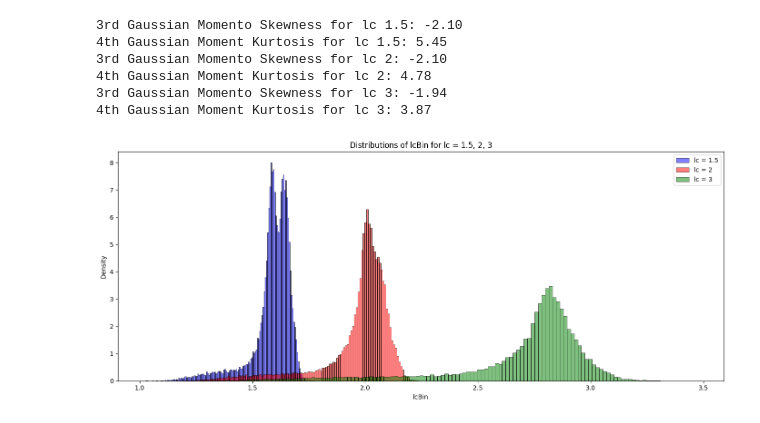
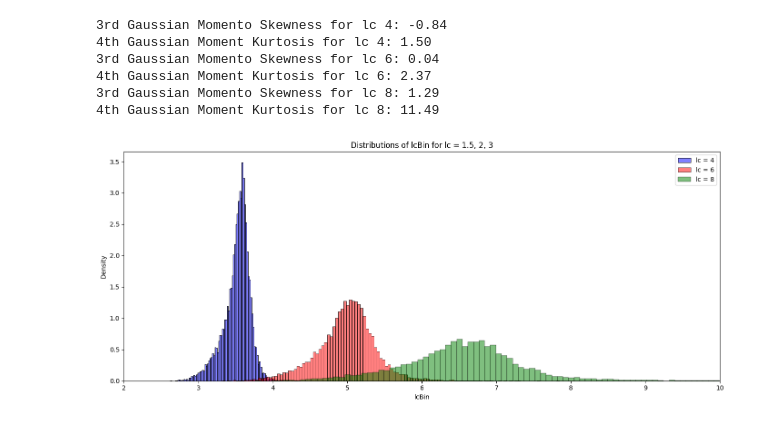
Before and after one commit to XxkmoxX/ML_perm_prediction, a Jupyter notebook: 3D_exploratory_data_analisys.ipynb, the cells around one changed output. Saved outputs shown, nothing was run; the diff lists cells and outputs as text; code cells hidden in the pictures.

```diff
--- a/3D_exploratory_data_analisys.ipynb
+++ b/3D_exploratory_data_analisys.ipynb
@@ -7,7 +7,7 @@ import matplotlib.pyplot as plt
 import seaborn as sns
 from scipy.stats import skew, kurtosis
 
-data = pd.read_csv('ind_output_3D.csv')
+data = pd.read_csv('ind_output_3D_ics.csv')
 
 def calculate_stats(data, lc_value, column='lcBin'):
     subset = data[data['lc'] == lc_value]
@@ -18,42 +18,43 @@ def calculate_stats(data, lc_value, column='lcBin'):
     skewness = skew(subset[column])
     kurt = kurtosis(subset[column])
     return subset, mean, std, minlim, maxlim, skewness, kurt
 
-lc_values = [1.5,2,3]
+lc_values = [4,6,8]
 stats = {}
 for lc in lc_values:
     stats[lc] = calculate_stats(data, lc)
 
 # Filter data by connectivity structure
 data_ics = data[data['con'] == 1]
 data_hcs = data[data['con'] == 2]
 data_lcs = data[data['con'] == 3]
 
 plt.figure(figsize=(14, 6))
 colors = ['blue', 'red', 'green']
 for i, lc in enumerate(lc_values):
     subset, mean, std, minlim, maxlim, skewness, kurt = stats[lc]
-    sns.histplot(subset['lcBin'], bins=150, kde=False, color=colors[i], alpha=0.5, label=f'lc = {lc}', stat="density")
+    sns.histplot(subset['lcBin'], bins='auto', kde=False, color=colors[i], alpha=0.5, label=f'lc = {lc}', stat="density")
     #plt.axvline(x=mean, color=colors[i], linewidth=1.2, linestyle='--')
     #plt.axvline(x=minlim, color=colors[i], linewidth=1, linestyle=':', label=f'min, max lc={lc}')
     #plt.axvline(x=maxlim, color=colors[i], linewidth=1, linestyle=':')
     print(f'3rd Gaussian Momento Skewness for lc {lc}: {skewness:.2f}')
     print(f'4th Gaussian Moment Kurtosis for lc {lc}: {kurt:.2f}')
 
 plt.legend()
 plt.xlabel('lcBin')
 #plt.ylabel('Relative frequency')
 plt.title('Distributions of lcBin for lc = 1.5, 2, 3')
+plt.xlim(2 ,10)
 plt.tight_layout()
 plt.show()
 # %% [output]
-3rd Gaussian Momento Skewness for lc 1.5: -2.10
-4th Gaussian Moment Kurtosis for lc 1.5: 5.45
-3rd Gaussian Momento Skewness for lc 2: -2.10
-4th Gaussian Moment Kurtosis for lc 2: 4.78
-3rd Gaussian Momento Skewness for lc 3: -1.94
-4th Gaussian Moment Kurtosis for lc 3: 3.87
+3rd Gaussian Momento Skewness for lc 4: -0.84
+4th Gaussian Moment Kurtosis for lc 4: 1.50
+3rd Gaussian Momento Skewness for lc 6: 0.04
+4th Gaussian Moment Kurtosis for lc 6: 2.37
+3rd Gaussian Momento Skewness for lc 8: 1.29
+4th Gaussian Moment Kurtosis for lc 8: 11.49
-[figure, old version]
+[figure, new version]
 # %%
 ### Fixed Code for Histograms ###
 
```
Also changed, not shown: parts of 1 cell of this notebook.
